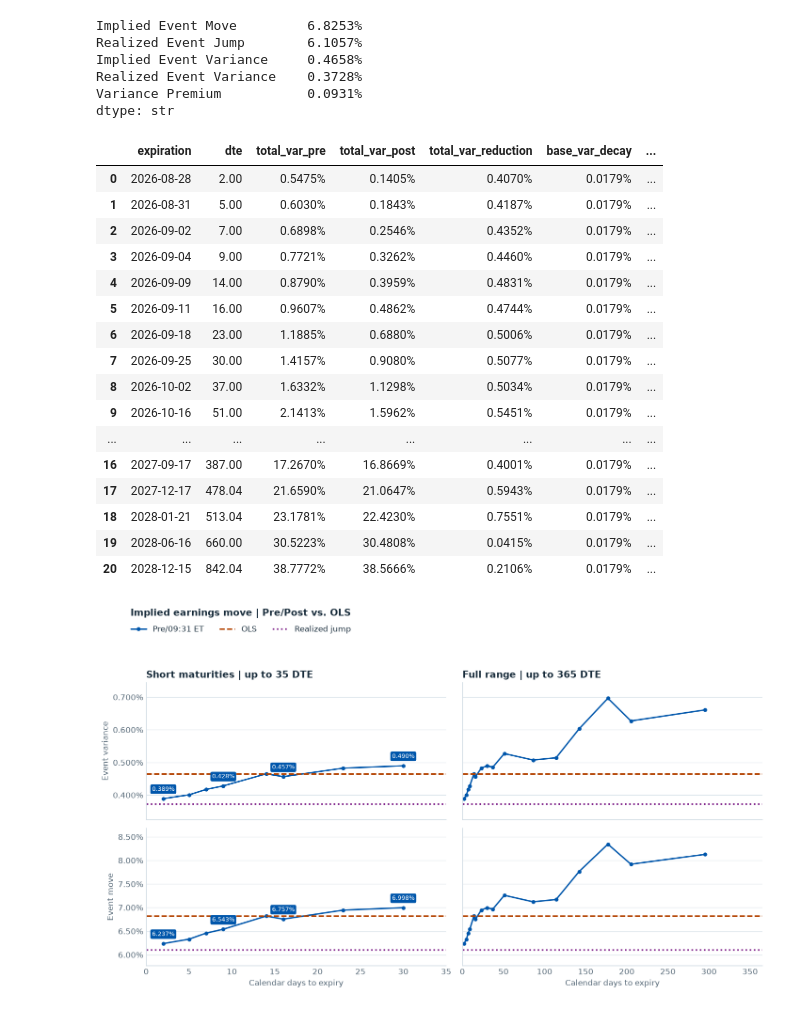
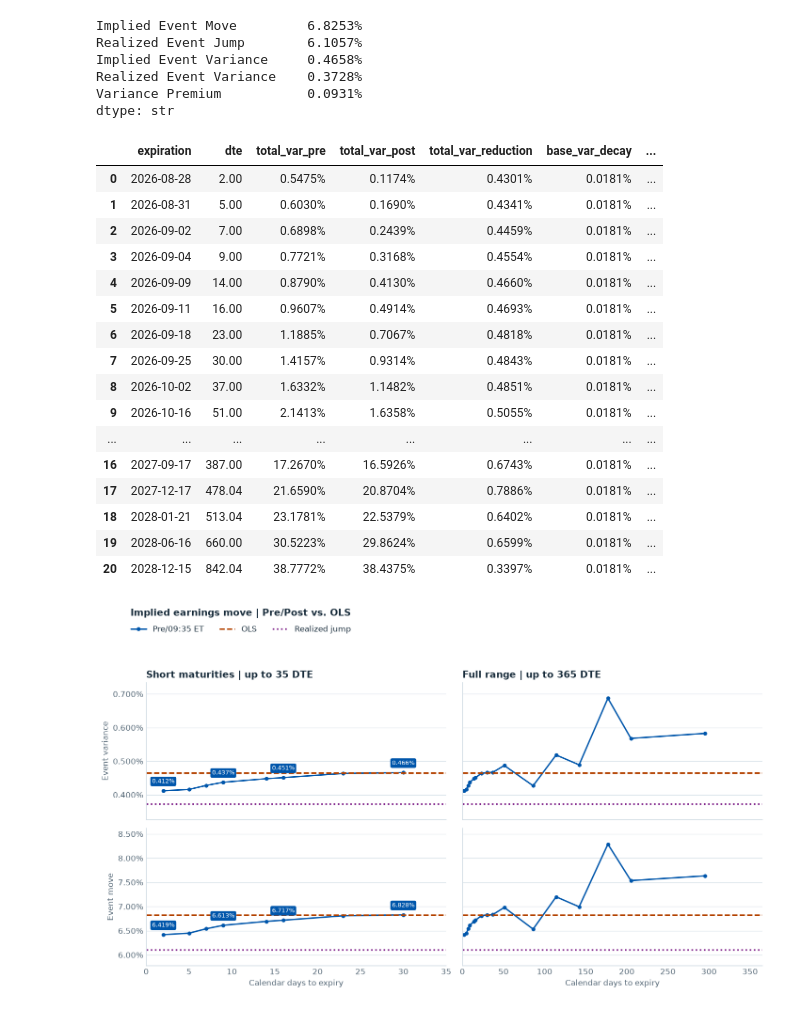
Before and after one commit to tytsai123/event-vol, a Jupyter notebook: notebooks/event-vol.ipynb, the cells around one changed output. Cells and saved outputs as stored; diff of their text form; code cells hidden in the pictures.

```diff
--- a/notebooks/event-vol.ipynb
+++ b/notebooks/event-vol.ipynb
@@ -60,7 +60,7 @@ The pre-earnings snapshots use the last valid close-window quote. The post-earni
 pre_sessions = ("2026-08-25", "2026-08-26")
 post_session = "2026-08-27"
 data_dir = ROOT / "data" / "raw"
-post_snapshot_time = pd.Timestamp(f"{post_session} 09:31", tz="America/New_York")
+post_snapshot_time = pd.Timestamp(f"{post_session} 09:35", tz="America/New_York")
 
 results = {
     date: h.run_pipeline(date, data_dir=data_dir, progress=False)
@@ -534,22 +537,22 @@ display(
 )
 # %% [output]
 |  | expiration | dte | total_var_pre | total_var_post | total_var_reduction | base_var_decay | ... |
-| 0 | 2026-08-28 | 2.00 | 0.5475% | 0.1405% | 0.4070% | 0.0179% | ... |
-| 1 | 2026-08-31 | 5.00 | 0.6030% | 0.1843% | 0.4187% | 0.0179% | ... |
-| 2 | 2026-09-02 | 7.00 | 0.6898% | 0.2546% | 0.4352% | 0.0179% | ... |
-| 3 | 2026-09-04 | 9.00 | 0.7721% | 0.3262% | 0.4460% | 0.0179% | ... |
-| 4 | 2026-09-09 | 14.00 | 0.8790% | 0.3959% | 0.4831% | 0.0179% | ... |
-| 5 | 2026-09-11 | 16.00 | 0.9607% | 0.4862% | 0.4744% | 0.0179% | ... |
-| 6 | 2026-09-18 | 23.00 | 1.1885% | 0.6880% | 0.5006% | 0.0179% | ... |
-| 7 | 2026-09-25 | 30.00 | 1.4157% | 0.9080% | 0.5077% | 0.0179% | ... |
-| 8 | 2026-10-02 | 37.00 | 1.6332% | 1.1298% | 0.5034% | 0.0179% | ... |
-| 9 | 2026-10-16 | 51.00 | 2.1413% | 1.5962% | 0.5451% | 0.0179% | ... |
+| 0 | 2026-08-28 | 2.00 | 0.5475% | 0.1174% | 0.4301% | 0.0181% | ... |
+| 1 | 2026-08-31 | 5.00 | 0.6030% | 0.1690% | 0.4341% | 0.0181% | ... |
+| 2 | 2026-09-02 | 7.00 | 0.6898% | 0.2439% | 0.4459% | 0.0181% | ... |
+| 3 | 2026-09-04 | 9.00 | 0.7721% | 0.3168% | 0.4554% | 0.0181% | ... |
+| 4 | 2026-09-09 | 14.00 | 0.8790% | 0.4130% | 0.4660% | 0.0181% | ... |
+| 5 | 2026-09-11 | 16.00 | 0.9607% | 0.4914% | 0.4693% | 0.0181% | ... |
+| 6 | 2026-09-18 | 23.00 | 1.1885% | 0.7067% | 0.4818% | 0.0181% | ... |
+| 7 | 2026-09-25 | 30.00 | 1.4157% | 0.9314% | 0.4843% | 0.0181% | ... |
+| 8 | 2026-10-02 | 37.00 | 1.6332% | 1.1482% | 0.4851% | 0.0181% | ... |
+| 9 | 2026-10-16 | 51.00 | 2.1413% | 1.6358% | 0.5055% | 0.0181% | ... |
 | ... | ... | ... | ... | ... | ... | ... | ... |
-| 16 | 2027-09-17 | 387.00 | 17.2670% | 16.8669% | 0.4001% | 0.0179% | ... |
-| 17 | 2027-12-17 | 478.04 | 21.6590% | 21.0647% | 0.5943% | 0.0179% | ... |
-| 18 | 2028-01-21 | 513.04 | 23.1781% | 22.4230% | 0.7551% | 0.0179% | ... |
-| 19 | 2028-06-16 | 660.00 | 30.5223% | 30.4808% | 0.0415% | 0.0179% | ... |
-| 20 | 2028-12-15 | 842.04 | 38.7772% | 38.5666% | 0.2106% | 0.0179% | ... |
+| 16 | 2027-09-17 | 387.00 | 17.2670% | 16.5926% | 0.6743% | 0.0181% | ... |
+| 17 | 2027-12-17 | 478.04 | 21.6590% | 20.8704% | 0.7886% | 0.0181% | ... |
+| 18 | 2028-01-21 | 513.04 | 23.1781% | 22.5379% | 0.6402% | 0.0181% | ... |
+| 19 | 2028-06-16 | 660.00 | 30.5223% | 29.8624% | 0.6599% | 0.0181% | ... |
+| 20 | 2028-12-15 | 842.04 | 38.7772% | 38.4375% | 0.3397% | 0.0181% | ... |
 # %%
 comparison_df = event_comparison_df.query("dte <= 365").sort_values("dte")
 short_dte = 35
@@ -562,7 +565,7 @@ metrics = [
 for row, (column, ols_value, realized_value, label) in enumerate(metrics):
     for ax, limit in zip(axes[row], (short_dte, 365)):
         panel = comparison_df.loc[comparison_df["dte"] <= limit]
-        ax.plot(panel["dte"], panel[column], "o-", color=blue, label="Pre/09:31 ET")
+        ax.plot(panel["dte"], panel[column], "o-", color=blue, label="Pre/09:35 ET")
         if np.isfinite(ols_value):
             ax.axhline(ols_value, color=amber, linestyle="--", label="OLS")
         if np.isfinite(realized_value):
@@ -573,31 +576,31 @@ for row, (column, ols_value, realized_value, label) in enumerate(metrics):
         if limit == short_dte:
             valid = panel.dropna(subset=[column])
             if not valid.empty:
                 # Label representative points with enough horizontal space.
                 last_labeled_dte = -np.inf
                 for point in valid.itertuples():
                     if point.dte - last_labeled_dte < 7:
                         continue
                     value = getattr(point, column)
                     ax.annotate(
                         f"{value:.3%}", (point.dte, value), xytext=(0, 8),
                         textcoords="offset points", ha="center", va="bottom",
                         fontsize=8, color="white",
                         bbox={"boxstyle": "round,pad=0.26", "facecolor": blue,
                               "edgecolor": "none"},
                     )
                     last_labeled_dte = point.dte
     axes[row, 0].set_ylabel(label)
 
 axes[0, 0].set_title(f"Short maturities | up to {short_dte} DTE")
 axes[0, 1].set_title("Full range | up to 365 DTE")
 for ax in axes[-1]:
     ax.set_xlabel("Calendar days to expiry")
 
 handles, labels = axes[0, 0].get_legend_handles_labels()
 fig.suptitle("Implied earnings move | Pre/Post vs. OLS", x=0.055, ha="left", weight="bold")
 fig.legend(handles, labels, loc="upper left", bbox_to_anchor=(0.045, 0.955), ncols=3)
 fig.tight_layout(rect=(0, 0, 1, 0.89))
 plt.show()
 # %% [output]
-[figure, old version]
+[figure, new version]
```
Also changed, not shown: parts of 2 cells of this notebook, 7 other files.
